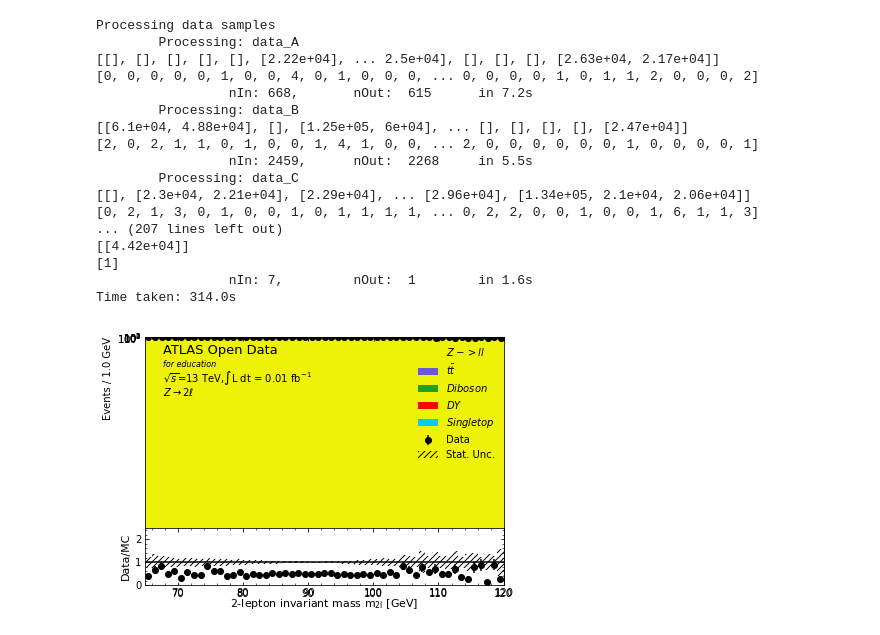
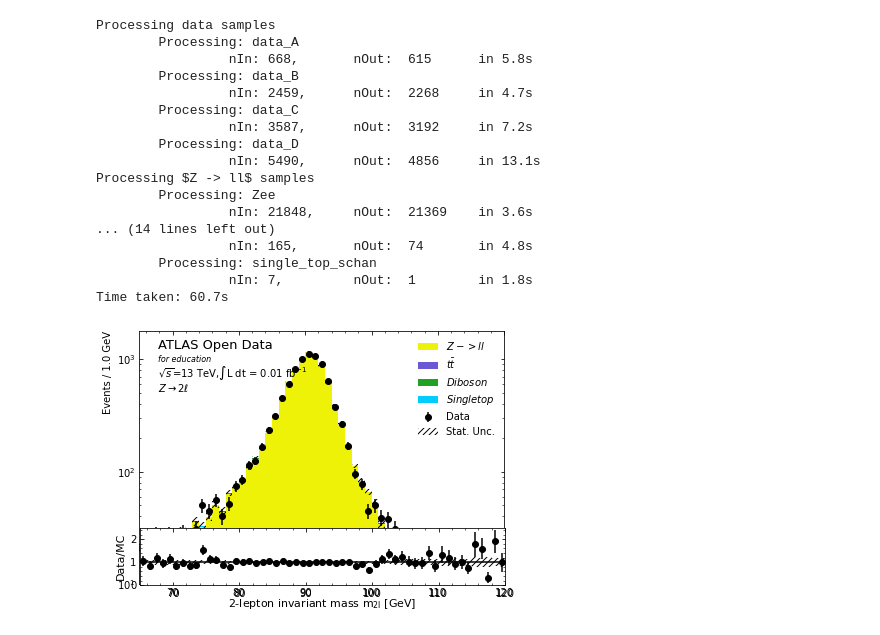
Before and after one commit to NikosKam/Z-ll, a Jupyter notebook: Z-ll.ipynb, the cells around one changed output. Drawn from its saved outputs; the diff is of its cells as text; code cells hidden in the pictures.

```diff
--- a/Z-ll.ipynb
+++ b/Z-ll.ipynb
@@ -46,21 +46,21 @@ samples = {
         'color' : "#1fa125" # green
     },
 
-     r'$DY$' : { #DY
-        'list' : ['Zmumu_PTV0_70_CVetoBVeto','Zmumu_PTV0_70_CFilterBVeto','Zmumu_PTV0_70_BFilter','Zmumu_PTV70_140_CVetoBVeto','Zmumu_PTV70_140_CFilterBVeto','Zmumu_PTV70_140_BFilter','Zmumu_PTV140_280_CVetoBVeto',
-        'Zmumu_PTV140_280_CFilterBVeto','Zmumu_PTV140_280_BFilter',
-        'Zmumu_PTV280_500_CVetoBVeto',
-        'Zmumu_PTV280_500_CFilterBVeto','Zmumu_PTV280_500_BFilter','Zmumu_PTV500_1000',
-        'Zmumu_PTV1000_E_CMS',
-        'Zee_PTV0_70_CVetoBVeto','Zee_PTV0_70_CFilterBVeto','Zee_PTV0_70_BFilter','Zee_PTV70_140_CVetoBVeto','Zee_PTV70_140_CFilterBVeto','Zee_PTV70_140_BFilter','Zee_PTV140_280_CVetoBVeto',
-        'Zee_PTV140_280_CFilterBVeto','Zee_PTV140_280_BFilter',
-        'Zee_PTV280_500_CVetoBVeto',
-        'Zee_PTV280_500_CFilterBVeto','Zee_PTV280_500_BFilter','Zee_PTV500_1000',
-        'Zee_PTV1000_E_CMS',
-        'Ztautau_PTV0_70_CVetoBVeto','Ztautau_PTV0_70_CFilterBVeto','Ztautau_PTV0_70_BFilter','Ztautau_PTV70_140_CVetoBVeto','Ztautau_PTV70_140_CFilterBVeto','Ztautau_PTV70_140_BFilter','Ztautau_PTV140_280_CVetoBVeto','Ztautau_PTV140_280_CFilterBVeto','Ztautau_PTV140_280_BFilter','Ztautau_PTV280_500_CVetoBVeto','Ztautau_PTV280_500_CFilterBVeto','Ztautau_PTV280_500_BFilter','Ztautau_PTV500_1000','Ztautau_PTV1000_E_CMS'
-        ],
-        'color' : "#ff0000" # red
-    },
+    #r'$DY$' : { #DY
+        #'list' : ['Zmumu_PTV0_70_CVetoBVeto','Zmumu_PTV0_70_CFilterBVeto','Zmumu_PTV0_70_BFilter','Zmumu_PTV70_140_CVetoBVeto','Zmumu_PTV70_140_CFilterBVeto','Zmumu_PTV70_140_BFilter','Zmumu_PTV140_280_CVetoBVeto',
+        #'Zmumu_PTV140_280_CFilterBVeto','Zmumu_PTV140_280_BFilter',
+        #'Zmumu_PTV280_500_CVetoBVeto',
+        #'Zmumu_PTV280_500_CFilterBVeto','Zmumu_PTV280_500_BFilter','Zmumu_PTV500_1000',
+        #'Zmumu_PTV1000_E_CMS',
+        #'Zee_PTV0_70_CVetoBVeto','Zee_PTV0_70_CFilterBVeto','Zee_PTV0_70_BFilter','Zee_PTV70_140_CVetoBVeto','Zee_PTV70_140_CFilterBVeto','Zee_PTV70_140_BFilter','Zee_PTV140_280_CVetoBVeto',
+        #'Zee_PTV140_280_CFilterBVeto','Zee_PTV140_280_BFilter',
+        #'Zee_PTV280_500_CVetoBVeto',
+        #'Zee_PTV280_500_CFilterBVeto','Zee_PTV280_500_BFilter','Zee_PTV500_1000',
+        #'Zee_PTV1000_E_CMS',
+        #'Ztautau_PTV0_70_CVetoBVeto','Ztautau_PTV0_70_CFilterBVeto','Ztautau_PTV0_70_BFilter','Ztautau_PTV70_140_CVetoBVeto','Ztautau_PTV70_140_CFilterBVeto','Ztautau_PTV70_140_BFilter','Ztautau_PTV140_280_CVetoBVeto','Ztautau_PTV140_280_CFilterBVeto','Ztautau_PTV140_280_BFilter','Ztautau_PTV280_500_CVetoBVeto','Ztautau_PTV280_500_CFilterBVeto','Ztautau_PTV280_500_BFilter','Ztautau_PTV500_1000','Ztautau_PTV1000_E_CMS'
+        #],
+        #'color' : "#ff0000" # red
+    #},
 
     r'$Single top$' : { #Single top
         'list' : ['single_top_tchan','single_top_wtchan','single_top_schan'],
@@ -208,7 +208,7 @@ def read_file(path,sample):
             #print(data)
 
             # array column can be printed at any stage like this
-            print(data['jet_pt'])
+            #print(data['jet_pt'])
 
             # multiple array columns can be printed at any stage like this
             #print(data[['lep_pt','lep_eta']])
@@ -222,7 +222,7 @@ def read_file(path,sample):
             #calculating pt of the jets
             data['jetpt'] = jetpt(data.jet_pt)
 
-            print(data['jetpt'])
+            #print(data['jetpt'])
 
 
             nOut = len(data) # number of events passing cuts in this batch
@@ -241,21 +241,21 @@ print("Time taken: "+str(round(elapsed,1))+"s") # print total time taken to proc
 # %% [output]
 Processing data samples
         Processing: data_A
-[[], [], [], [], [], [2.22e+04], ... 2.5e+04], [], [], [], [2.63e+04, 2.17e+04]]
-[0, 0, 0, 0, 0, 1, 0, 0, 4, 0, 1, 0, 0, 0, ... 0, 0, 0, 0, 1, 0, 1, 1, 2, 0, 0, 0, 2]
-                 nIn: 668,       nOut:  615      in 7.2s
+                 nIn: 668,       nOut:  615      in 5.8s
         Processing: data_B
-[[6.1e+04, 4.88e+04], [], [1.25e+05, 6e+04], ... [], [], [], [], [2.47e+04]]
-[2, 0, 2, 1, 1, 0, 1, 0, 0, 1, 4, 1, 0, 0, ... 2, 0, 0, 0, 0, 0, 0, 1, 0, 0, 0, 0, 1]
-                 nIn: 2459,      nOut:  2268     in 5.5s
+                 nIn: 2459,      nOut:  2268     in 4.7s
         Processing: data_C
-[[], [2.3e+04, 2.21e+04], [2.29e+04], ... [2.96e+04], [1.34e+05, 2.1e+04, 2.06e+04]]
-[0, 2, 1, 3, 0, 1, 0, 0, 1, 0, 1, 1, 1, 1, ... 0, 2, 2, 0, 0, 1, 0, 0, 1, 6, 1, 1, 3]
-... (207 lines left out)
-[[4.42e+04]]
-[1]
-                 nIn: 7,         nOut:  1        in 1.6s
-Time taken: 314.0s
+                 nIn: 3587,      nOut:  3192     in 7.2s
+        Processing: data_D
+                 nIn: 5490,      nOut:  4856     in 13.1s
+Processing $Z -> ll$ samples
+        Processing: Zee
+                 nIn: 21848,     nOut:  21369    in 3.6s
+... (14 lines left out)
+                 nIn: 165,       nOut:  74       in 4.8s
+        Processing: single_top_schan
+                 nIn: 7,         nOut:  1        in 1.8s
+Time taken: 60.7s
 # %%
 #Plotting Mll
 
@@ -340,7 +340,7 @@ def plot_data(data):
                          y=1, horizontalalignment='right')
 
     # set y-axis limits for main axes
-    main_axes.set_ylim( bottom=0, top=np.amax(data_x)*1.6 )
+    main_axes.set_ylim( bottom=10, top=np.amax(data_x)*1.6 )
 
     # add minor ticks on y-axis for main axes
     main_axes.yaxis.set_minor_locator( AutoMinorLocator() )
@@ -378,35 +378,35 @@ def plot_data(data):
 
     #logarithmic y-axis
     main_axes.set_yscale('log')
 
 
 
     # *************
     # Data/MC ratio
     # *************
-    plt.axes([0.122,0.08,0.83,0.2]) #(left, bottom, width, height)
+    plt.axes([0.11,0.08,0.845,0.2]) #(left, bottom, width, height)
     ratio_axes = plt.gca()
     ratio_axes.errorbar( x=bin_centres, y=data_x/mc_x_tot, yerr=data_x_errors/mc_x_tot, fmt='ko')
     ratio_axes.bar(bin_centres,2*mc_x_err/mc_x_tot,bottom=1-mc_x_err/mc_x_tot,alpha=0.5,color='none',
         hatch="////",width=step_size)
     ratio_axes.plot(bin_edges,np.ones(len(bin_edges)),color='k')
     ratio_axes.set_xlim(left=xmin,right=bin_edges[-1])
     ratio_axes.xaxis.set_minor_locator(AutoMinorLocator()) # separation of x axis minor ticks
     ratio_axes.xaxis.set_label_coords(0.9,-0.2) # (x,y) of x axis label # 0.2 down from x axis
     ratio_axes.set_xlabel(r'2-lepton invariant mass $\mathrm{m_{2l}}$ [GeV]',fontname='sans-serif',fontsize=11)
     ratio_axes.tick_params(which='both',direction='in',top=True,labeltop=False,right=True,labelright=False)
     ratio_axes.set_ylim(bottom=0,top=2.5)
     ratio_axes.set_yticks([0,1,2])
     ratio_axes.yaxis.set_minor_locator(AutoMinorLocator())
     ratio_axes.set_ylabel(r'Data/MC',fontname='sans-serif',fontsize=11)
 
     return
 
 plot_data(data)
 plt.savefig("mll.png")
 plt.show()
 # %% [output]
-[figure, old version]
+[figure, new version]
 # %%
 #Plotting Zpt
 
```
Also changed, not shown: parts of 3 cells of this notebook.
